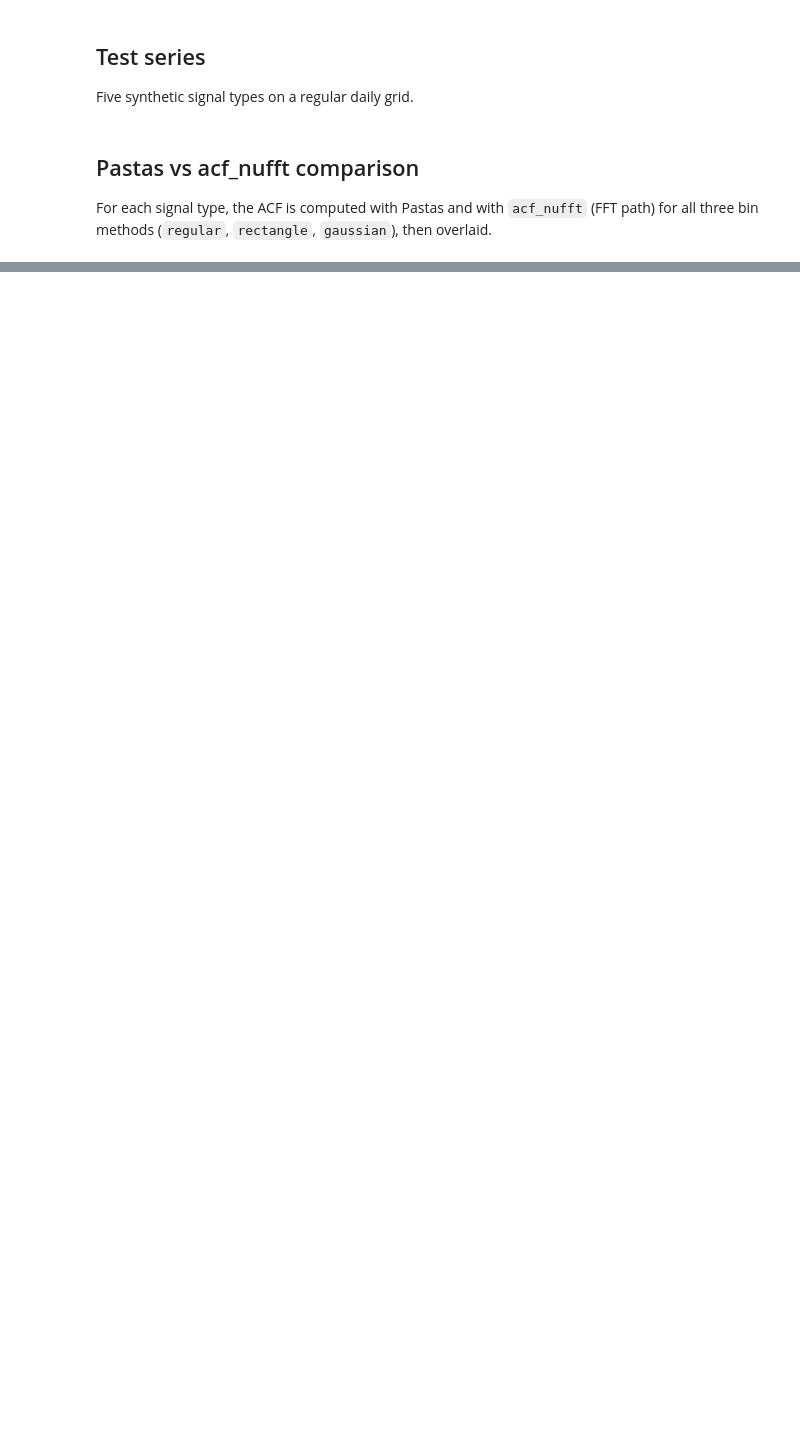
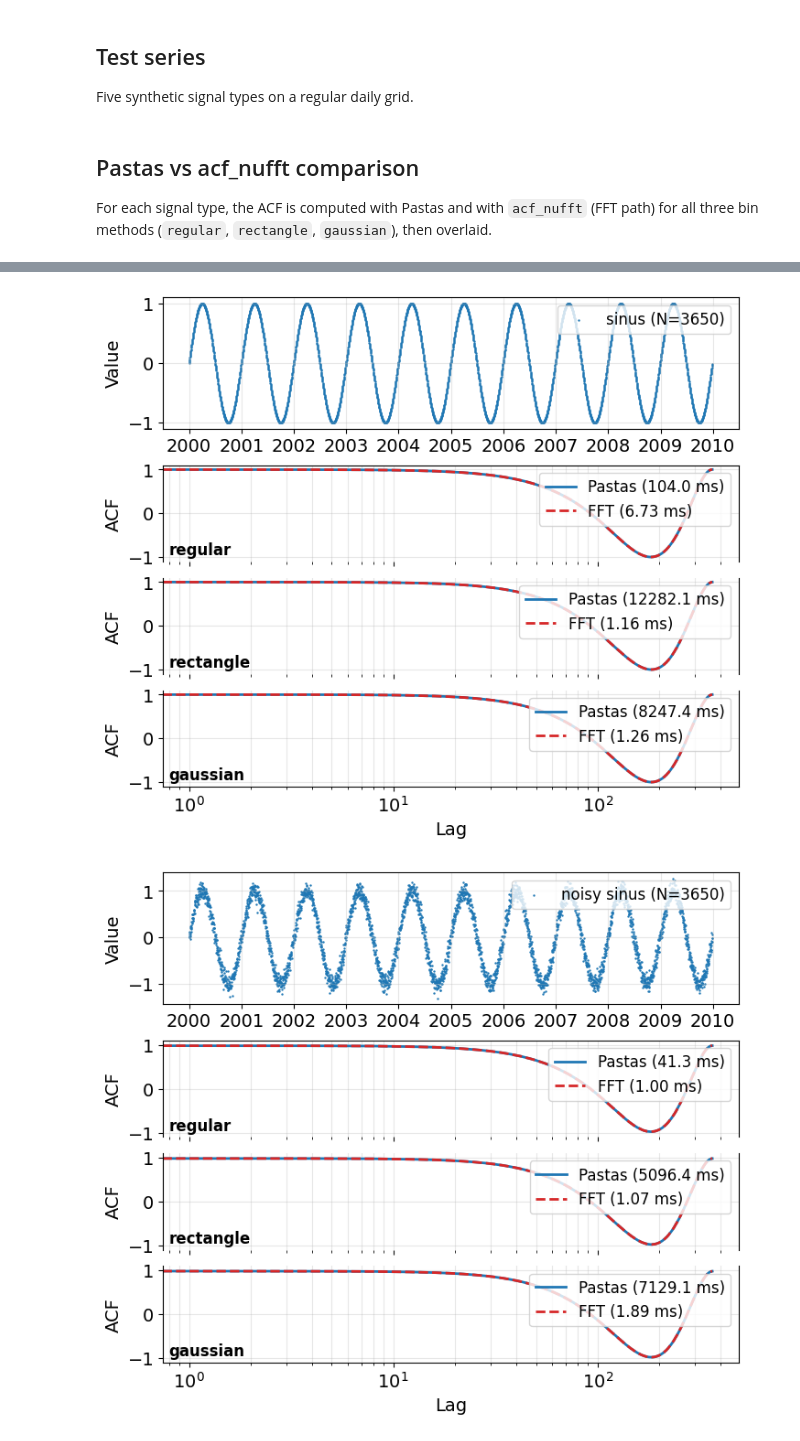
Before and after one commit to jecampagne/nufftacf, a Jupyter notebook: notebook/pastas_vs_nufftacf_regular.ipynb, the cells around one changed output, grey strips where cells are left out. Drawn from its saved outputs; the diff is of its cells as text; code cells hidden in the pictures; blank space fills up the shorter version.

```diff
--- a/notebook/pastas_vs_nufftacf_regular.ipynb
+++ b/notebook/pastas_vs_nufftacf_regular.ipynb
@@ -147,18 +134,20 @@ def plot_comparison(out: dict, title: str):
-# %%
-for signal_type in SIGNAL_TYPES:
-    sts = generate_series(N_days, signal_type)
-    print(f"--- {signal_type} (N={N_days}) ---")
-    if signal_type == "constant":
-        # Zero-variance signal: verify the package returns NaN everywhere.
-        t = np.arange(N_days, dtype=float)
-        x = sts.to_numpy()
-        lags = np.arange(0.0, 366.0)
-        for method, func in FFT_FUNCS.items():
-            kwargs = {} if method == "regular" else dict(bin_width=0.5)
-            with np.errstate(divide="ignore", invalid="ignore"):
-                c, b = func(lags, t, x, **kwargs)
-            assert np.all(np.isnan(c)), f"{method}: expected all-NaN for constant signal"
-        print("  OK: ACF is all-NaN for the constant (zero-variance) signal.")
-        continue
-    out = compute_comparison(sts)
-    plot_comparison(out, f"{signal_type}  (N={N_days})")
+# %%
+results = []
+
+for signal_type in SIGNAL_TYPES:
+    try:
+        sts = generate_series(N_days, signal_type)
+        print(f"--- {signal_type} (N={N_days}) ---")
+
+        out = compute_comparison(sts)
+        # save
+        results.append({
+            "out": out,
+            "sts": sts,
+            "signal_type": signal_type,
+            "N_days": N_days
+        })
+
+    except Exception as e:
+        print(f"  ERROR for {signal_type}: {e}")
+        continue
@@ -164,0 +274,10 @@ for signal_type in SIGNAL_TYPES:
+# %%
+for result in results:
+    plot_comparison_with_series(
+        sts=result["sts"],
+        out=result["out"],
+        title=f"{result['signal_type']} (N={result['N_days']})"
+    )
+# %% [output]
+[figure, added]
+[figure, added]
```
Also changed, not shown: parts of 9 cells of this notebook, 1 other file.
